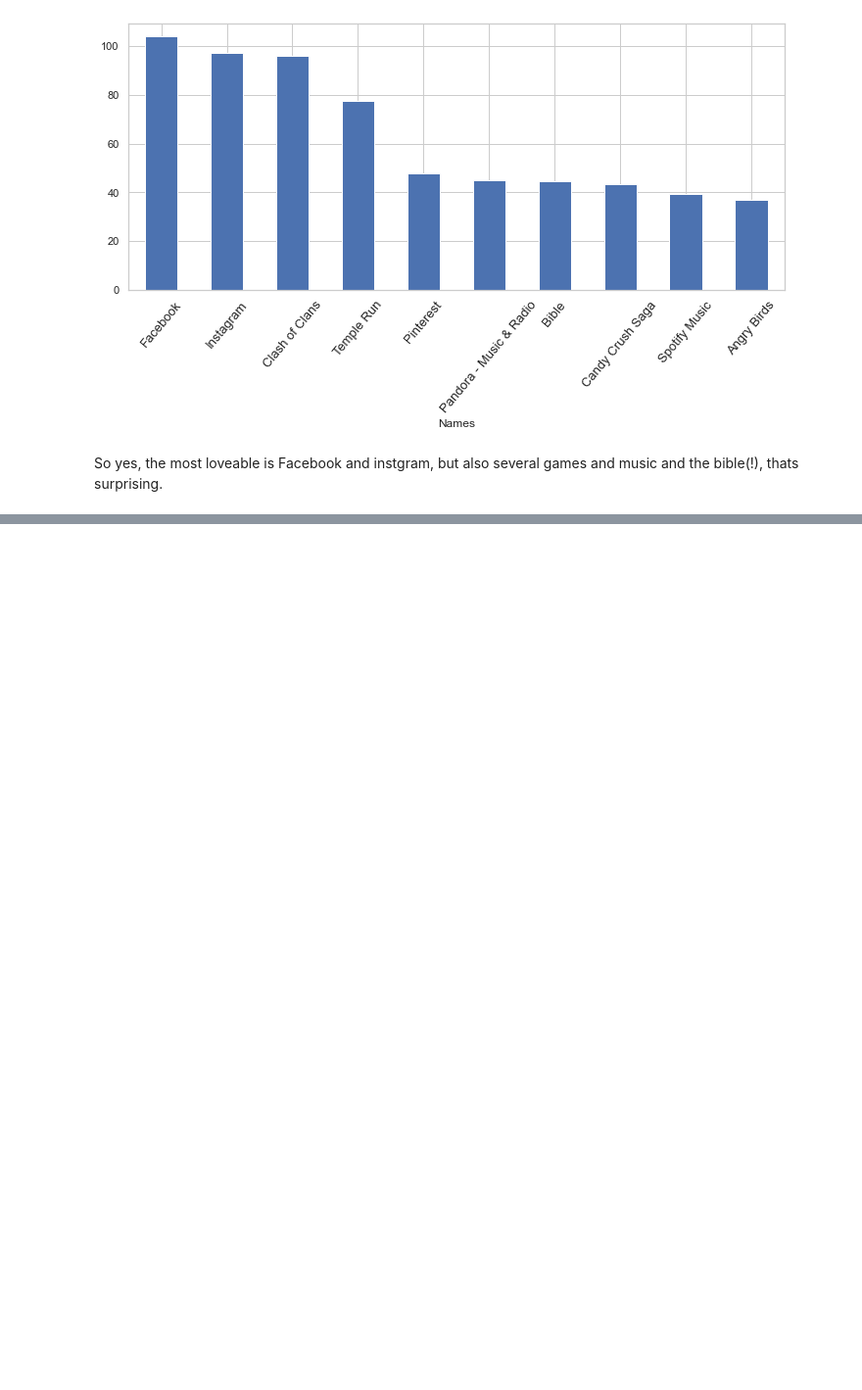
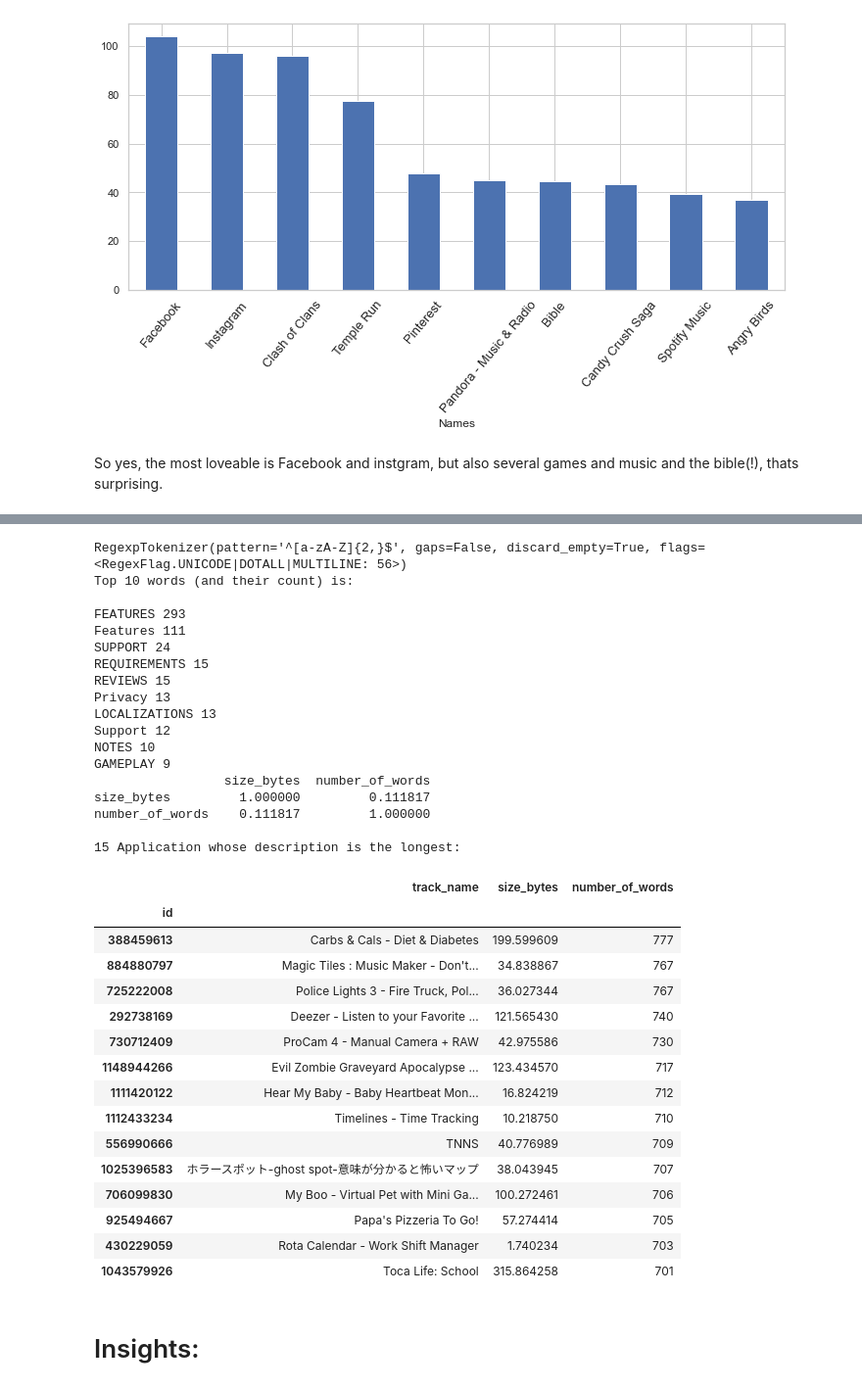
Before and after one commit to morofir/Python-Finale-Project, a Jupyter notebook: AppleEDA.ipynb, the cells around one changed output, grey strips where cells are left out. Shown at 98% size. Saved outputs shown, nothing was run; the diff lists cells and outputs as text; code cells hidden in the pictures; blank space fills up the shorter version.

```diff
--- a/AppleEDA.ipynb
+++ b/AppleEDA.ipynb
@@ -275,0 +336,68 @@ So yes, the most loveable is Facebook and instgram, but also several games and m
+# %%
+from nltk.probability import FreqDist
+import nltk
+from nltk.tokenize import sent_tokenize, word_tokenize,RegexpTokenizer
+from nltk import FreqDist # Takes a bunch of tokens and returns the frequencies of all unique cases.
+descData['number_of_words'] =descData['app_desc'] #save the old description
+tokenizer = RegexpTokenizer('^[a-zA-Z]{2,}$')
+print(tokenizer)
+descData['app_desc'] = descData['app_desc'].apply(tokenizer.tokenize)
+wordTokens = FreqDist([item for doc in descData['app_desc'] for item in doc if item.isalpha()])
+print('Top 10 words (and their count) is:\n')
+j=0
+for i,k in sorted(wordTokens.items(),key=lambda x:x[1],reverse=True):
+    if(j>9):
+        break
+    j+=1
+    print(i,k)
+# descData['app_desc'] = descData['app_desc'].apply(lambda x: str(x))
+# descData['totalwords'] = descData['app_desc'].str.split().str.len()
+
+descData['number_of_words'] = descData.number_of_words.apply(lambda x: len(x.split()))
+
+newCount = descData.sort_values(by= ['number_of_words'],ascending=False)[:14]
+newCount['size_bytes'] = newCount['size_bytes'].apply(lambda x: float(x/(1024*1024))) #from bytes to mb (x*10^-6)
+
+
+descDatacorr = descData.corr(method ='pearson')
+descDatacorr.style.background_gradient(cmap='coolwarm').set_precision(2)
+print(descDatacorr)
+print('\n15 Application whose description is the longest: ')
+newCount.drop(['app_desc'], axis=1)
+# %% [output]
+RegexpTokenizer(pattern='^[a-zA-Z]{2,}$', gaps=False, discard_empty=True, flags=<RegexFlag.UNICODE|DOTALL|MULTILINE: 56>)
+Top 10 words (and their count) is:
+
+FEATURES 293
+Features 111
+SUPPORT 24
+REQUIREMENTS 15
+REVIEWS 15
+Privacy 13
+LOCALIZATIONS 13
+Support 12
+NOTES 10
+GAMEPLAY 9
+                 size_bytes  number_of_words
+size_bytes         1.000000         0.111817
+number_of_words    0.111817         1.000000
+
+15 Application whose description is the longest:
+|  | track_name | size_bytes | number_of_words |
+| id |  |  |  |
+| 388459613 | Carbs & Cals - Diet & Diabetes | 199.599609 | 777 |
+| 884880797 | Magic Tiles : Music Maker - Don't... | 34.838867 | 767 |
+| 725222008 | Police Lights 3 - Fire Truck, Pol... | 36.027344 | 767 |
+| 292738169 | Deezer - Listen to your Favorite ... | 121.565430 | 740 |
+| 730712409 | ProCam 4 - Manual Camera + RAW | 42.975586 | 730 |
+| 1148944266 | Evil Zombie Graveyard Apocalypse ... | 123.434570 | 717 |
+| 1111420122 | Hear My Baby - Baby Heartbeat Mon... | 16.824219 | 712 |
+| 1112433234 | Timelines - Time Tracking | 10.218750 | 710 |
+| 556990666 | TNNS | 40.776989 | 709 |
+| 1025396583 | ホラースポット-ghost spot-意味が分かると怖いマップ | 38.043945 | 707 |
+| 706099830 | My Boo - Virtual Pet with Mini Ga... | 100.272461 | 706 |
+| 925494667 | Papa's Pizzeria To Go! | 57.274414 | 705 |
+| 430229059 | Rota Calendar - Work Shift Manager | 1.740234 | 703 |
+| 1043579926 | Toca Life: School | 315.864258 | 701 |
+# %% [markdown]
+# Insights:
```
Also changed, not shown: parts of 12 cells of this notebook, 10 other files.
